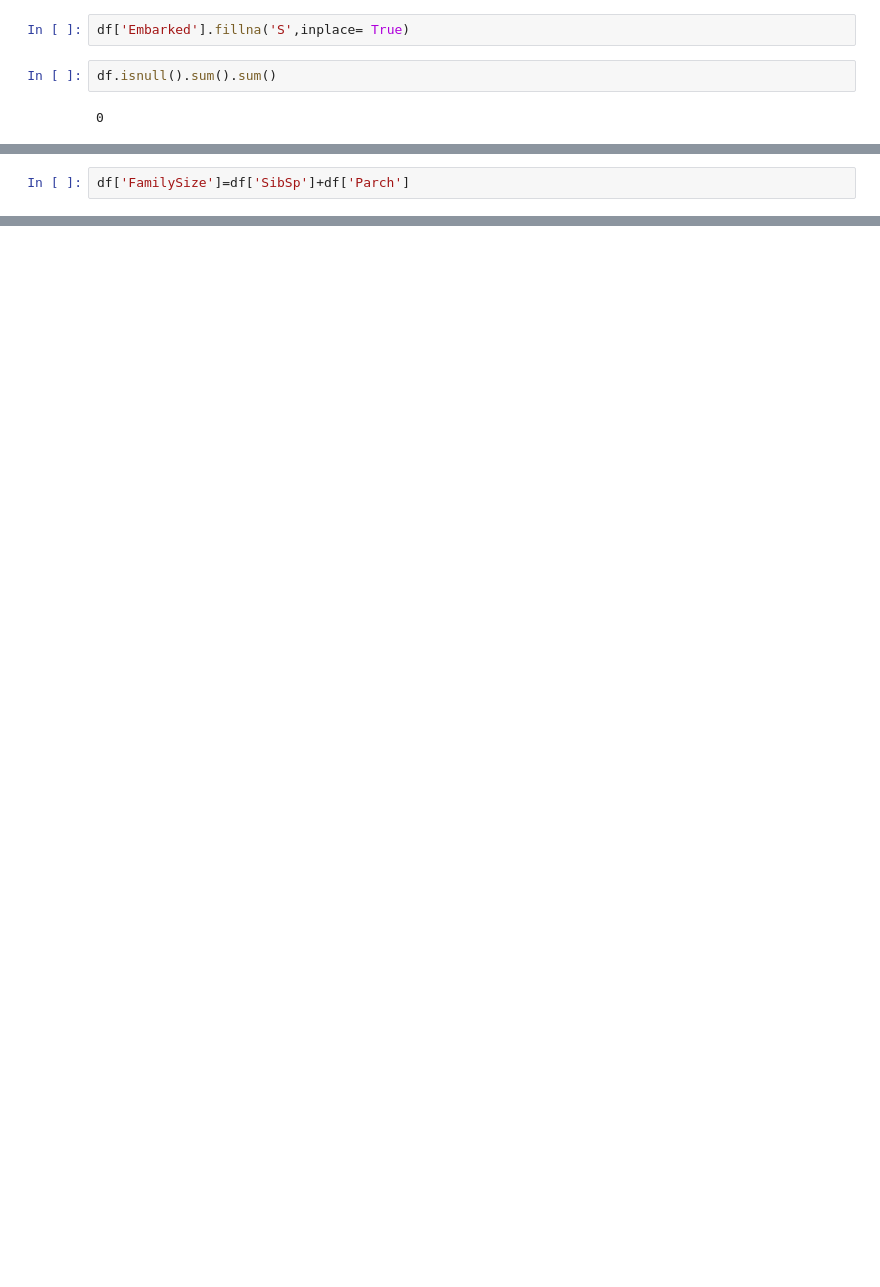
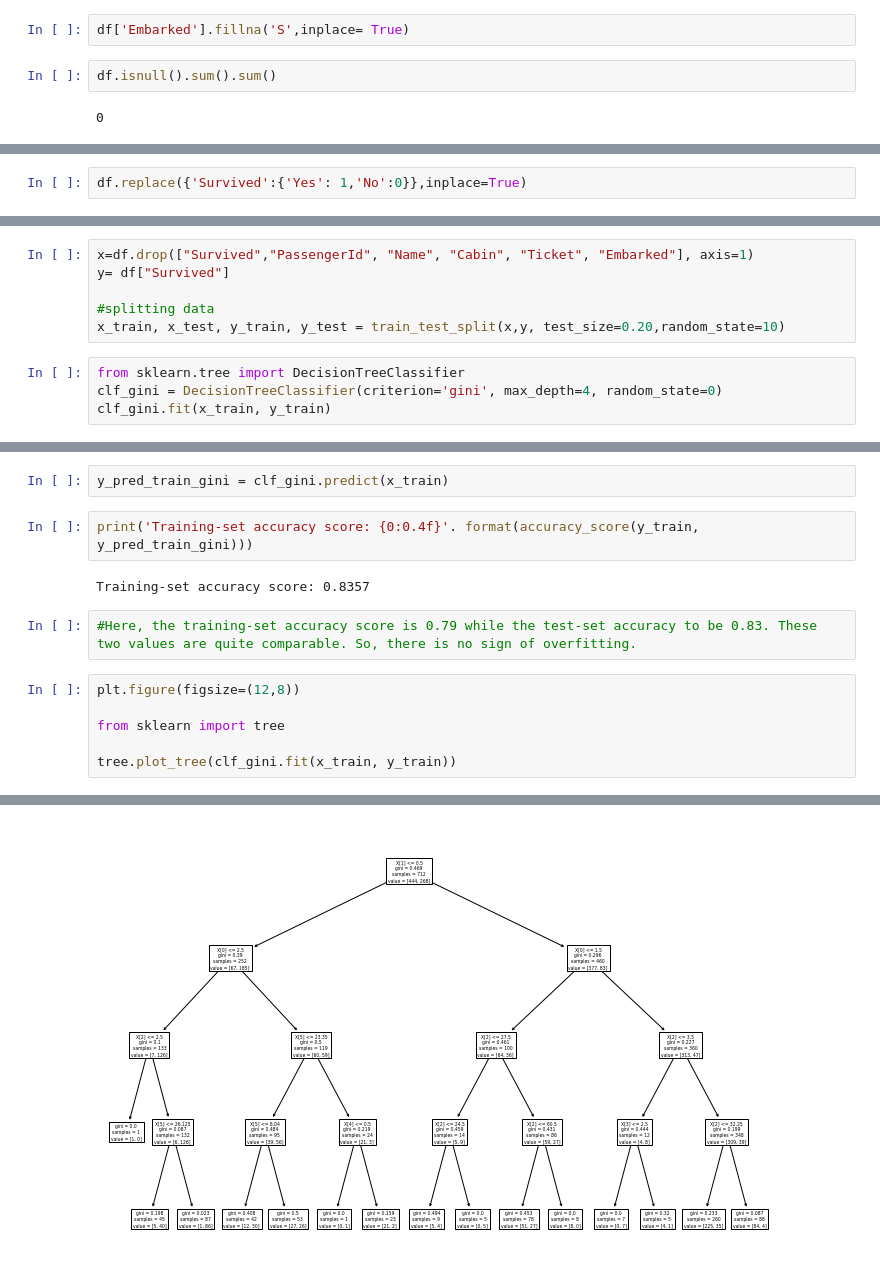
Before and after one commit to tahakhadraoui/hello-world, a Jupyter notebook: Untitled9.ipynb, the cells around one changed output, grey strips where cells are left out. Drawn from its saved outputs; the diff is of its cells as text; blank space fills up the shorter version.

```diff
--- a/Untitled9.ipynb
+++ b/Untitled9.ipynb
@@ -251,2 +123,0 @@ df.replace(Title_Dictionary,inplace= True)
-# %%
-df['FamilySize']=df['SibSp']+df['Parch']
@@ -289,0 +124,2 @@ data.head()
+# %%
+df.replace({'Survived':{'Yes': 1,'No':0}},inplace=True)
@@ -289,0 +146,10 @@ data.head()
+# %%
+x=df.drop(["Survived","PassengerId", "Name", "Cabin", "Ticket", "Embarked"], axis=1)
+y= df["Survived"]
+
+#splitting data
+x_train, x_test, y_train, y_test = train_test_split(x,y, test_size=0.20,random_state=10)
+# %%
+from sklearn.tree import DecisionTreeClassifier
+clf_gini = DecisionTreeClassifier(criterion='gini', max_depth=4, random_state=0)
+clf_gini.fit(x_train, y_train)
@@ -289,0 +163,15 @@ data.head()
+# %%
+y_pred_train_gini = clf_gini.predict(x_train)
+# %%
+print('Training-set accuracy score: {0:0.4f}'. format(accuracy_score(y_train, y_pred_train_gini)))
+# %% [output]
+Training-set accuracy score: 0.8357
+# %%
+#Here, the training-set accuracy score is 0.79 while the test-set accuracy to be 0.83. These two values are quite comparable. So, there is no sign of overfitting.
+# %%
+plt.figure(figsize=(12,8))
+
+from sklearn import tree
+
+tree.plot_tree(clf_gini.fit(x_train, y_train))
+# %% [output]
@@ -289,0 +195 @@ data.head()
+[figure, added]
```
Also changed, not shown: parts of 38 cells of this notebook.
